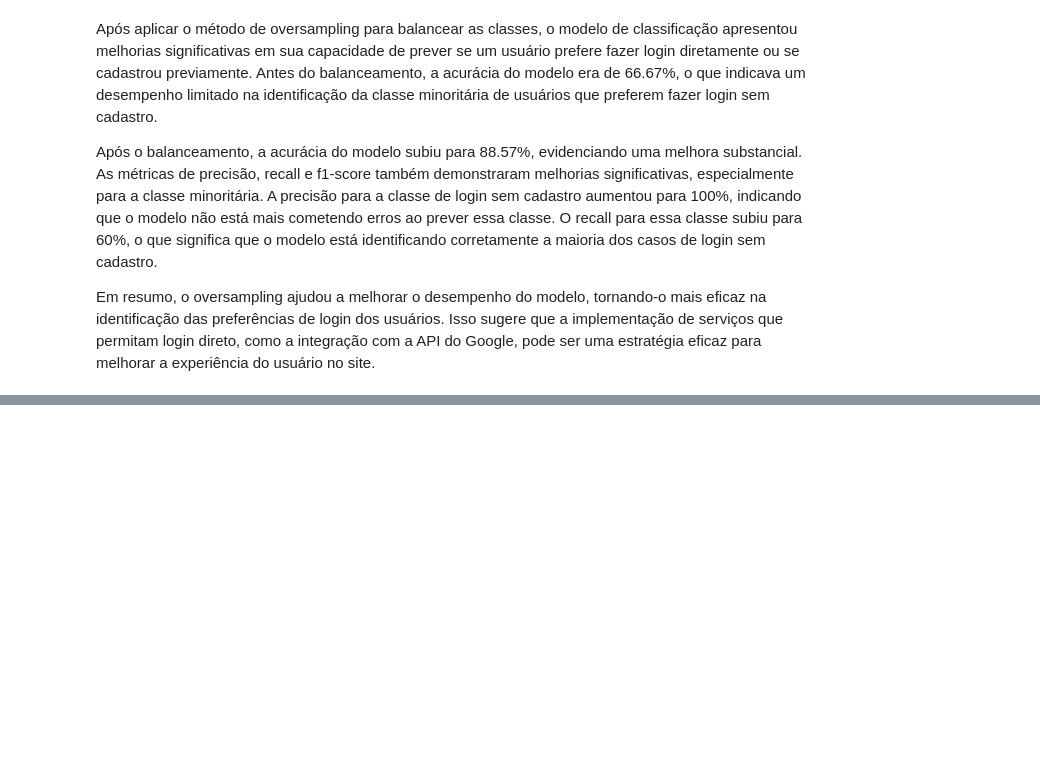
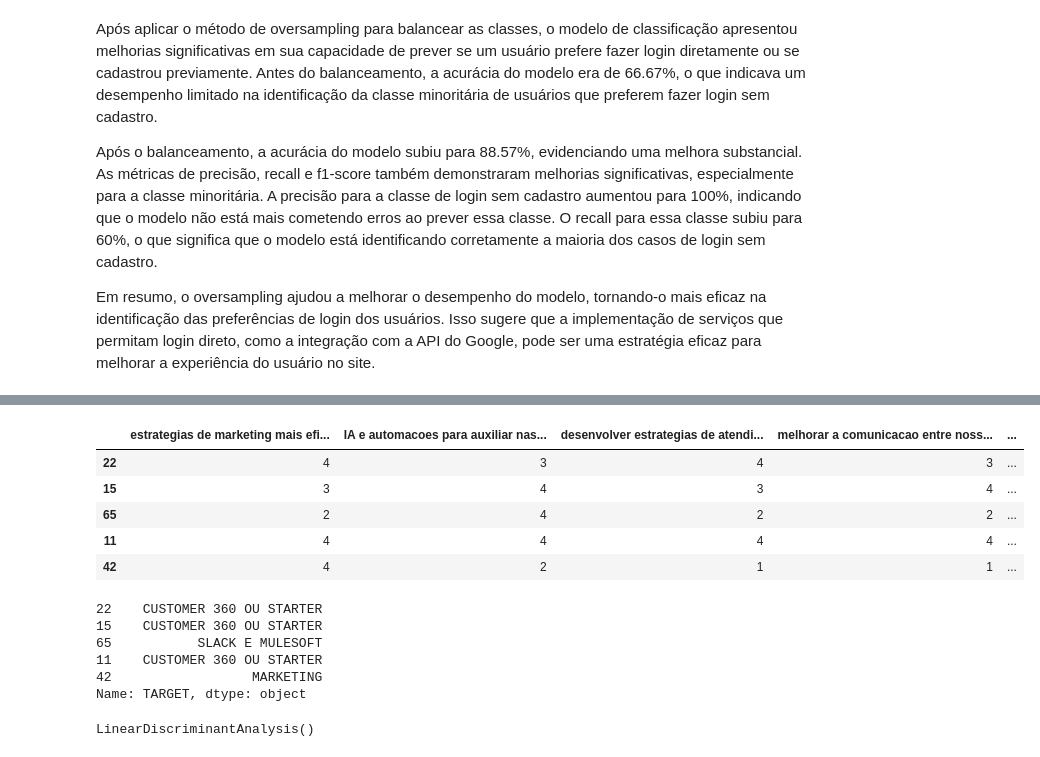
Before and after one commit to patinaomi/sprint-3-fiap, a Jupyter notebook: AI & Chatbot/sprint-4-ai&c/formularioCadastro.ipynb, the cells around one changed output, grey strips where cells are left out. Cells and saved outputs as stored; diff of their text form; code cells hidden in the pictures; blank space fills up the shorter version.

```diff
--- a/AI & Chatbot/sprint-4-ai&c/formularioCadastro.ipynb
+++ b/AI & Chatbot/sprint-4-ai&c/formularioCadastro.ipynb
@@ -470,0 +650,26 @@ Em resumo, o oversampling ajudou a melhorar o desempenho do modelo, tornando-o m
+# %%
+x_train.head(5)
+# %% [output]
+|  | estrategias de marketing mais efi... | IA e automacoes para auxiliar nas... | desenvolver estrategias de atendi... | melhorar a comunicacao entre noss... | ... |
+| 22 | 4 | 3 | 4 | 3 | ... |
+| 15 | 3 | 4 | 3 | 4 | ... |
+| 65 | 2 | 4 | 2 | 2 | ... |
+| 11 | 4 | 4 | 4 | 4 | ... |
+| 42 | 4 | 2 | 1 | 1 | ... |
+# %%
+y_train.head(5)
+# %% [output]
+22    CUSTOMER 360 OU STARTER
+15    CUSTOMER 360 OU STARTER
+65           SLACK E MULESOFT
+11    CUSTOMER 360 OU STARTER
+42                  MARKETING
+Name: TARGET, dtype: object
+# %%
+from sklearn.discriminant_analysis import LinearDiscriminantAnalysis
+
+lda = LinearDiscriminantAnalysis()  # Criamos o objeto do classificador (não mudamos nenhum hiperpârametro)
+
+lda.fit(x_train,y_train) # Treinamos o classificador passando apenas o conjunto de dados de treinamento
+# %% [output]
+LinearDiscriminantAnalysis()
```
Also changed, not shown: parts of 57 cells of this notebook, 2 other files.
